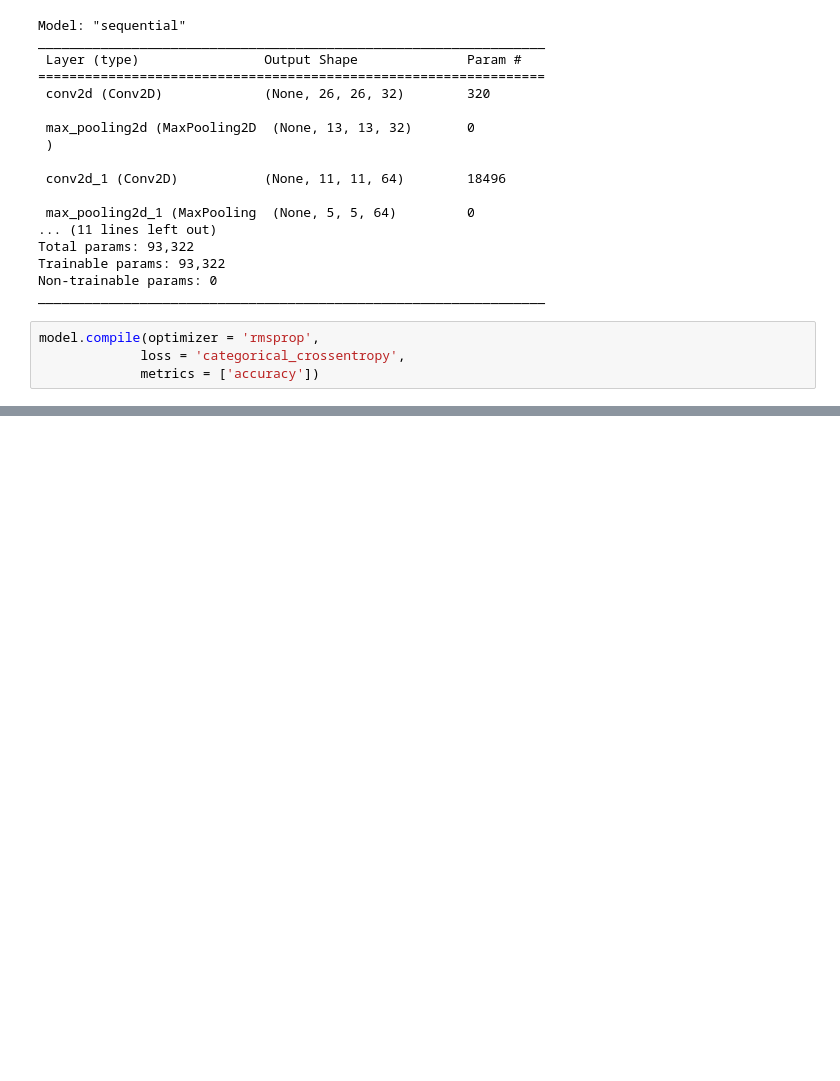
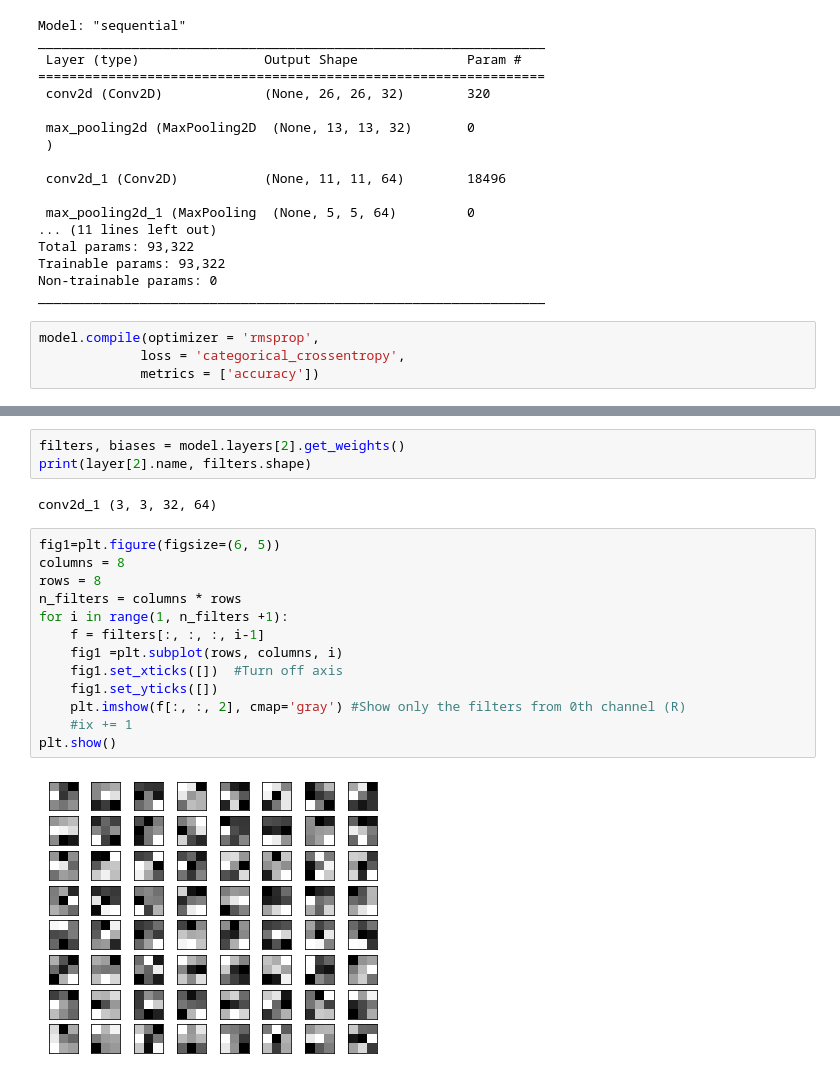
Before and after one commit to mplimonta/ICML, a Jupyter notebook: MNIST 2.ipynb, the cells around one changed output, grey strips where cells are left out. Drawn from its saved outputs; the diff is of its cells as text; blank space fills up the shorter version.

```diff
--- a/MNIST 2.ipynb
+++ b/MNIST 2.ipynb
@@ -71,0 +87,20 @@ model.evaluate(test_images, test_labels)[1]
+# %%
+filters, biases = model.layers[2].get_weights()
+print(layer[2].name, filters.shape)
+# %% [output]
+conv2d_1 (3, 3, 32, 64)
+# %%
+fig1=plt.figure(figsize=(6, 5))
+columns = 8
+rows = 8
+n_filters = columns * rows
+for i in range(1, n_filters +1):
+    f = filters[:, :, :, i-1]
+    fig1 =plt.subplot(rows, columns, i)
+    fig1.set_xticks([])  #Turn off axis
+    fig1.set_yticks([])
+    plt.imshow(f[:, :, 2], cmap='gray') #Show only the filters from 0th channel (R)
+    #ix += 1
+plt.show()
+# %% [output]
+[figure, added]
```
Also changed, not shown: parts of 7 cells of this notebook, 2 other files.
